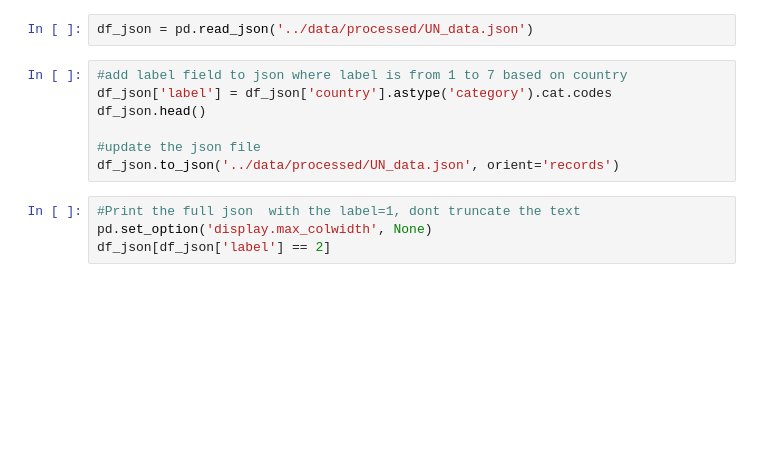
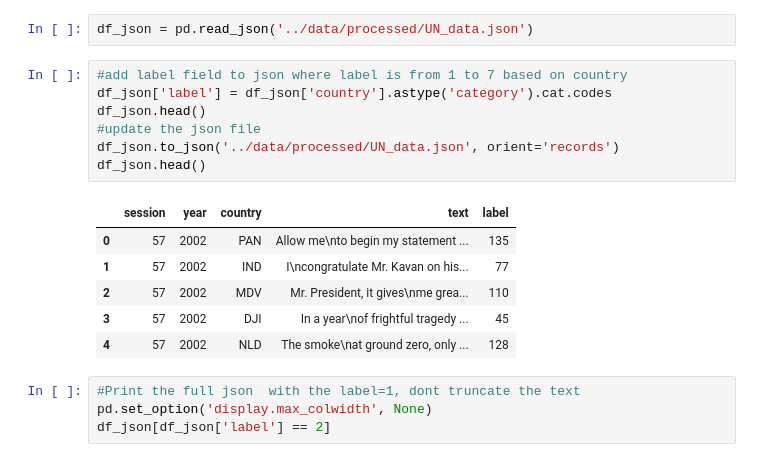
Before and after one commit to ritu1412/UN_debate, a Jupyter notebook: Code/data_analysis.ipynb, the cells around one changed output. Saved outputs shown, nothing was run; the diff lists cells and outputs as text; blank space fills up the shorter version.

```diff
--- a/Code/data_analysis.ipynb
+++ b/Code/data_analysis.ipynb
@@ -56,10 +56,17 @@ df_json = pd.read_json('../data/processed/UN_data.json')
 # %%
 #add label field to json where label is from 1 to 7 based on country
 df_json['label'] = df_json['country'].astype('category').cat.codes
 df_json.head()
-
 #update the json file
 df_json.to_json('../data/processed/UN_data.json', orient='records')
+df_json.head()
+# %% [output]
+|  | session | year | country | text | label |
+| 0 | 57 | 2002 | PAN | ﻿Allow me\nto begin my statement ... | 135 |
+| 1 | 57 | 2002 | IND | ﻿I\ncongratulate Mr. Kavan on his... | 77 |
+| 2 | 57 | 2002 | MDV | ﻿Mr. President, it gives\nme grea... | 110 |
+| 3 | 57 | 2002 | DJI | ﻿In a year\nof frightful tragedy ... | 45 |
+| 4 | 57 | 2002 | NLD | ﻿The smoke\nat ground zero, only ... | 128 |
 # %%
 #Print the full json  with the label=1, dont truncate the text
 pd.set_option('display.max_colwidth', None)
```
Also changed, not shown: parts of 1 cell of this notebook, 19 other files.
